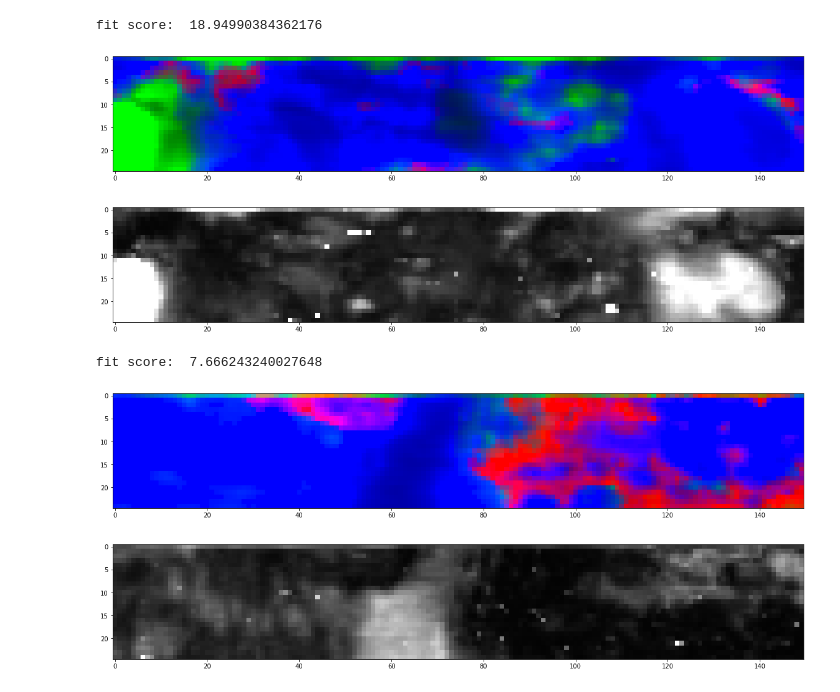
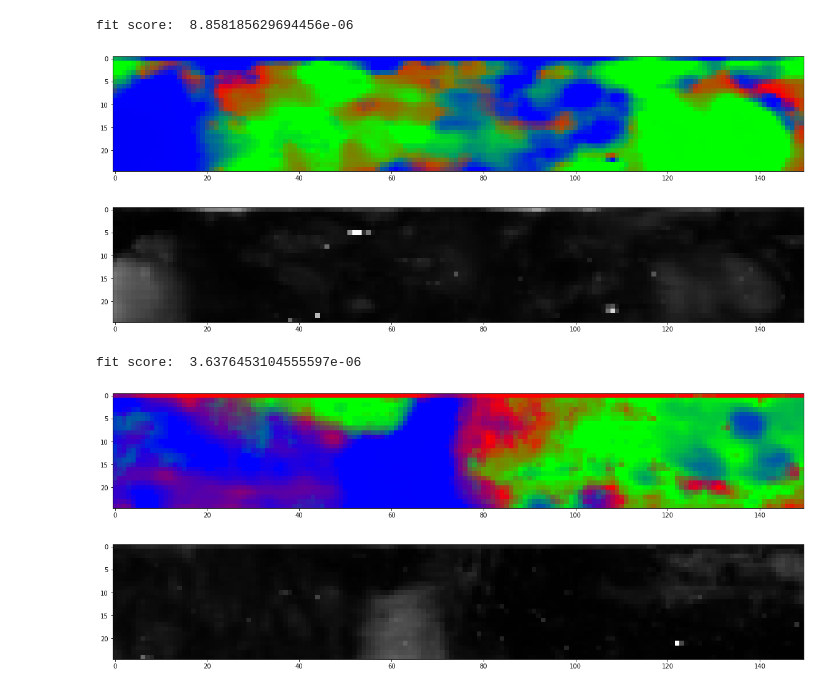
Before and after one commit to jjgsherwood/Bacholar_Thesis, a Jupyter notebook: cross_validation_PCA.ipynb, the cells around one changed output. Drawn from its saved outputs; the diff is of its cells as text; code cells hidden in the pictures.

```diff
--- a/cross_validation_PCA.ipynb
+++ b/cross_validation_PCA.ipynb
@@ -18,7 +18,6 @@ warnings.filterwarnings(action='ignore')
 def normalize_Z(X):
     """
     Z normalization
-    Make everything positive (NNLS does not work otherwise)
     """
     X = (X - X.mean(axis=0)) / X.std(axis=0)
     return X
@@ -33,11 +32,13 @@ def normalize_Z_plus(X):
 
 def normalize_min_max(X):
     """
-    Z normalization
-    Make everything positive (NNLS does not work otherwise)
     """
     X = (X - X.min(axis=0)) / (X.max(axis=0) - X.min(axis=0))
     return X
+
+def unit_vector_norm(X):
+    X -= X.min() #remove noise offset
+    return (X.T / np.sqrt((X**2).sum(axis=1))).T
 # %%
 kwargs = {'n_clusters': 3,
           'n_components': 20}
@@ -65,6 +66,10 @@ Z_Z_plus = normalize_Z_plus(Z)
 X_m = normalize_min_max(X)
 Y_m = normalize_min_max(Y)
 Z_m = normalize_min_max(Z)
+
+X = unit_vector_norm(X)
+Y = unit_vector_norm(Y)
+Z = unit_vector_norm(Z)
 # %%
 class ReferenceVectorClassifierPCA(BaseEstimator):
     def __init__(self, **kwargs):
@@ -129,7 +134,7 @@ class ReferenceVectorClassifierPCA(BaseEstimator):
 def error_map(estimator, X, y=None):
     RCA = estimator.predict(X)
     ref_vec = estimator.get_reference_vectors()
-    return np.abs(((RCA @ ref_vec - X)**2).mean(1) / X.mean(1))
+    return ((RCA @ ref_vec - X)**2).mean(1)
 
 def score_func(estimator, X, y=None):
     return error_map(estimator, X).mean()
@@ -197,26 +201,0 @@ cross_val_score Z&X -> Y |     22.98594 0.00000  |   0.05931  0.00000  |       0
-# %%
-################# predict on original image ###############################
-kwargs = {'n_clusters': 3,
-          'n_components': 20,
-          'min_weight': 0.05}
-rvc = ReferenceVectorClassifierPCA(**kwargs)
-
-rvc.fit(X)
-for i in rvc.get_reference_vectors():
-    plt.plot(i)
-plt.show()
-
-rvc.fit(X_Z)
-for i in rvc.get_reference_vectors():
-    plt.plot(i)
-plt.show()
-
-rvc.fit(X_Z_plus)
-for i in rvc.get_reference_vectors():
-    plt.plot(i)
-plt.show()
-
-rvc.fit(X_m)
-for i in rvc.get_reference_vectors():
-    plt.plot(i)
-plt.show()
@@ -247,19 +230,19 @@ plt.show()
 # %%
 ################# predict on new image ###############################
 RCA_vector = rvc.predict(Y)
 
 print("fit score: ", score_func(rvc, Y))
 
 plt.figure(figsize = (20,4))
 RCA_vector = np.clip(RCA_vector, a_min=0, a_max=1)
 plt.imshow(np.swapaxes(RCA_vector.reshape((*shape_Y[:2], kwargs['n_clusters'])),0,1)[:,:,:3])
 plt.figure(figsize = (20,4))
-plt.imshow(error_map(rvc, Y).reshape(shape_Y[:2]).T, cmap='gray', vmin=0, vmax=40)
+plt.imshow(error_map(rvc, Y).reshape(shape_Y[:2]).T, cmap='gray', vmin=0)
 plt.show()
 # %% [output]
-fit score:  18.94990384362176
+fit score:  8.858185629694456e-06
-[figure, old version]
+[figure, new version]
-[figure, old version]
+[figure, new version]
 # %%
 ################# predict on new image ###############################
 RCA_vector = rvc.predict(Z)
@@ -270,12 +253,12 @@ plt.figure(figsize = (20,4))
 RCA_vector = np.clip(RCA_vector, a_min=0, a_max=1)
 plt.imshow(np.swapaxes(RCA_vector.reshape((*shape_Z[:2], kwargs['n_clusters'])),0,1)[:,:,:3])
 plt.figure(figsize = (20,4))
-plt.imshow(error_map(rvc, Z).reshape(shape_Z[:2]).T, cmap='gray', vmin=0, vmax=40)
+plt.imshow(error_map(rvc, Z).reshape(shape_Z[:2]).T, cmap='gray', vmin=0)
 plt.show()
 # %% [output]
-fit score:  7.666243240027648
+fit score:  3.6376453104555597e-06
-[figure, old version]
+[figure, new version]
-[figure, old version]
+[figure, new version]
 # %%
 # ################################# GridSearchCV #######################
 # kwargs = {'n_clusters': 3,
```
Also changed, not shown: parts of 4 cells of this notebook.
